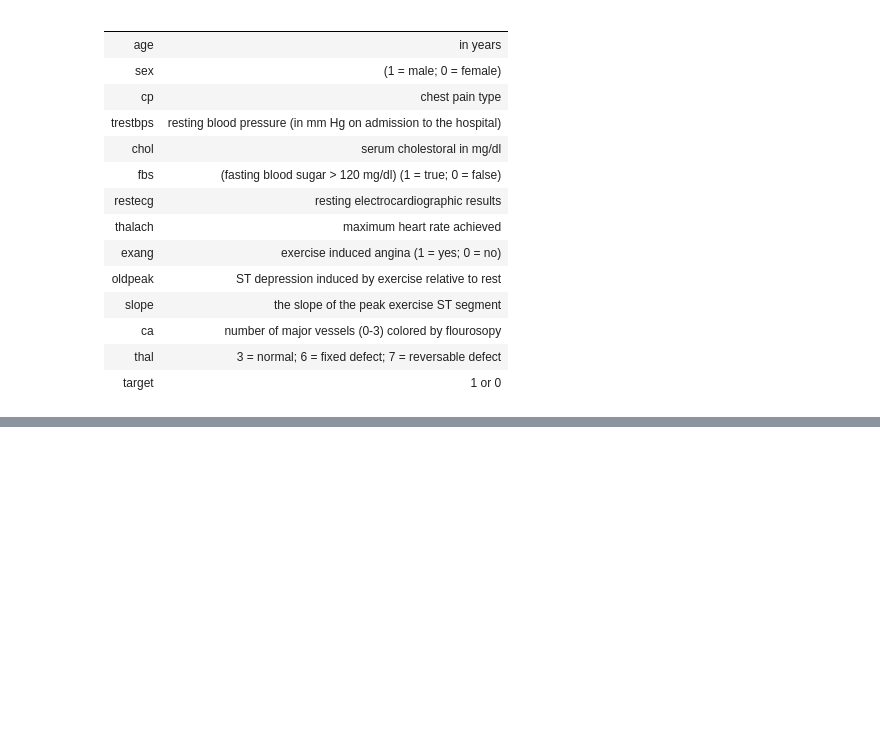
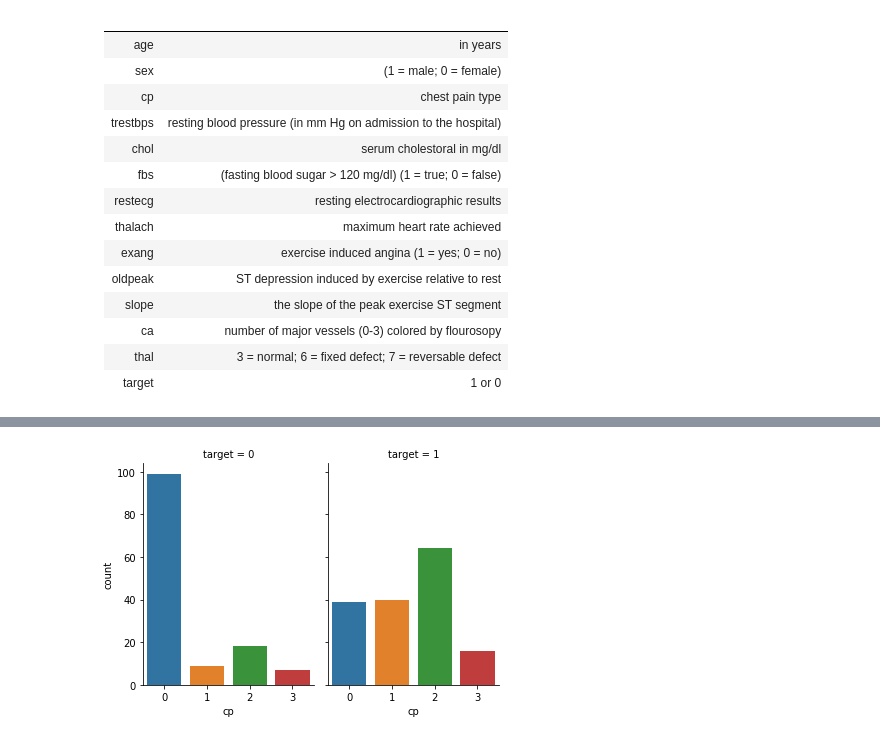
Before and after one commit to prerit2010/heartDiseasePrediction, a Jupyter notebook: model.ipynb, the cells around one changed output, grey strips where cells are left out. Saved outputs shown, nothing was run; the diff lists cells and outputs as text; code cells hidden in the pictures; blank space fills up the shorter version.

```diff
--- a/model.ipynb
+++ b/model.ipynb
@@ -53,3 +99,7 @@ df
+# %%
+g = sns.catplot(x="cp", col="target",data=df, kind="count",height=4, aspect=.7);
+# %% [output]
+[figure, added]
 # %%
 sns.countplot(x='target', data=df)
 # %% [output]
```
Also changed, not shown: parts of 30 cells of this notebook.
